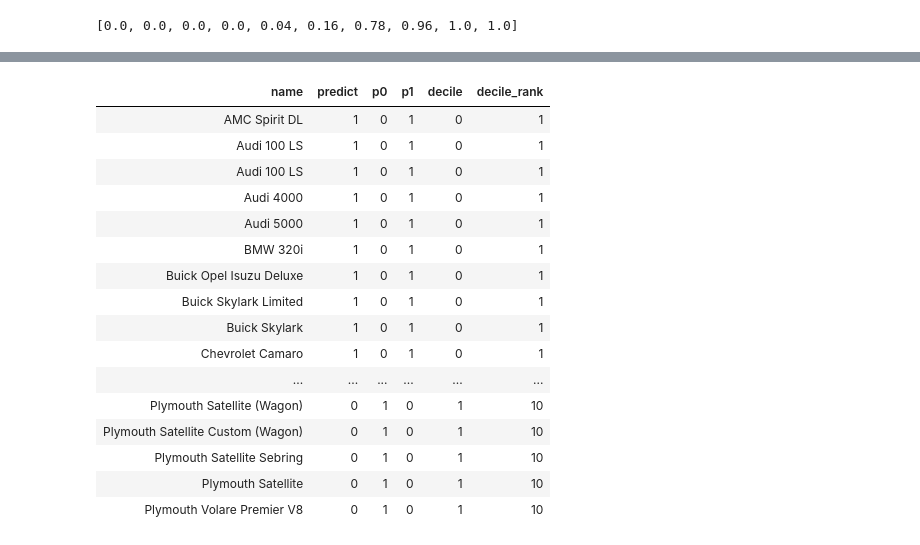
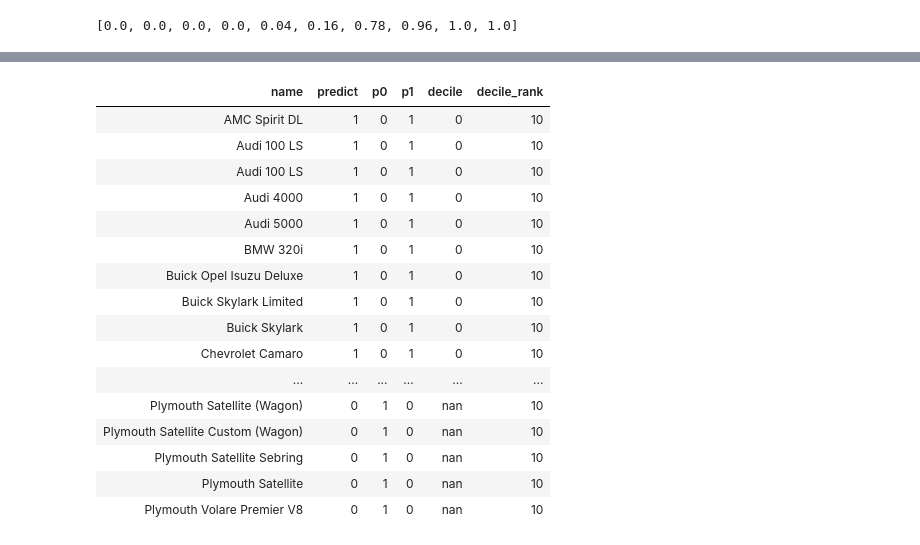
Before and after one commit to shtandon/Issues, a Jupyter notebook: predH2o.ipynb, the cells around one changed output, grey strips where cells are left out. Drawn from its saved outputs; the diff is of its cells as text; code cells hidden in the pictures.

```diff
--- a/predH2o.ipynb
+++ b/predH2o.ipynb
@@ -112,0 +56,5 @@ Maximum Metrics: Maximum metrics at their respective thresholds
+# %%
+model_path = h2o.save_model(model=cars_drf, path="E:\\DataScience", force=True)
+print(model_path)
+saved_model = h2o.load_model(model_path)
+saved_model
@@ -173,3 +208,7 @@ Gains/Lift Table: Avg response rate: 59.80 %, avg score: 60.38 %
 | 3 | 4 | 0.608040 | 0.470 | 1.446287 | 1.630808 | 0.864865 | 0.780811 | ... |
 | 4 | 5 | 0.706030 | 0.045 | 0.042879 | 1.410419 | 0.025641 | 0.188718 | ... |
 | 5 | 6 | 1.000000 | 0.000 | 0.014293 | 1.000000 | 0.008547 | 0.007436 | ... |
+# %%
+
+sa=saved_model.predict(cars1[0:-1])
+sa
@@ -211,6 +263,7 @@ n
 406
 # %%
 import numpy as np
-ca2=ca1.sort(by = 'p0')
+ca2=ca1.sort(by = 'p0' )
 ca2['decile']=np.NaN
-ca2['decile_rank']=np.NaN
+#ca2['decile_rank']=np.NaN
+ca2['p0'].head(407)
@@ -243,13 +314,13 @@ print("x1",x1)
 for i in range(1,11):
 
     x2 = i *(math.floor(num))
-
+    print("x2",x2)
 
     ca2[x1:x2,'decile']=l[i-1]
-    ca2[x1:x2,'decile_rank']=i
+    ca2[x1:x2,'decile_rank']=11-i
     x1= i *(math.floor(num))+1
     print("x1",x1)
-ca2
+ca2[['p0','decile','decile_rank']].head(407)
 # %% [output]
 num 40
 x1 0
@@ -277,20 +359,20 @@ x1 401
 # %%
-ca2.head(400)
+ca2.head(407)
 # %% [output]
 | name | predict | p0 | p1 | decile | decile_rank |
-| AMC Spirit DL | 1 | 0 | 1 | 0 | 1 |
-| Audi 100 LS | 1 | 0 | 1 | 0 | 1 |
-| Audi 100 LS | 1 | 0 | 1 | 0 | 1 |
-| Audi 4000 | 1 | 0 | 1 | 0 | 1 |
-| Audi 5000 | 1 | 0 | 1 | 0 | 1 |
-| BMW 320i | 1 | 0 | 1 | 0 | 1 |
-| Buick Opel Isuzu Deluxe | 1 | 0 | 1 | 0 | 1 |
-| Buick Skylark Limited | 1 | 0 | 1 | 0 | 1 |
-| Buick Skylark | 1 | 0 | 1 | 0 | 1 |
-| Chevrolet Camaro | 1 | 0 | 1 | 0 | 1 |
+| AMC Spirit DL | 1 | 0 | 1 | 0 | 10 |
+| Audi 100 LS | 1 | 0 | 1 | 0 | 10 |
+| Audi 100 LS | 1 | 0 | 1 | 0 | 10 |
+| Audi 4000 | 1 | 0 | 1 | 0 | 10 |
+| Audi 5000 | 1 | 0 | 1 | 0 | 10 |
+| BMW 320i | 1 | 0 | 1 | 0 | 10 |
+| Buick Opel Isuzu Deluxe | 1 | 0 | 1 | 0 | 10 |
+| Buick Skylark Limited | 1 | 0 | 1 | 0 | 10 |
+| Buick Skylark | 1 | 0 | 1 | 0 | 10 |
+| Chevrolet Camaro | 1 | 0 | 1 | 0 | 10 |
 | ... | ... | ... | ... | ... | ... |
-| Plymouth Satellite (Wagon) | 0 | 1 | 0 | 1 | 10 |
-| Plymouth Satellite Custom (Wagon) | 0 | 1 | 0 | 1 | 10 |
-| Plymouth Satellite Sebring | 0 | 1 | 0 | 1 | 10 |
-| Plymouth Satellite | 0 | 1 | 0 | 1 | 10 |
-| Plymouth Volare Premier V8 | 0 | 1 | 0 | 1 | 10 |
+| Plymouth Satellite (Wagon) | 0 | 1 | 0 | nan | 10 |
+| Plymouth Satellite Custom (Wagon) | 0 | 1 | 0 | nan | 10 |
+| Plymouth Satellite Sebring | 0 | 1 | 0 | nan | 10 |
+| Plymouth Satellite | 0 | 1 | 0 | nan | 10 |
+| Plymouth Volare Premier V8 | 0 | 1 | 0 | nan | 10 |
```
Also changed, not shown: parts of 7 cells of this notebook.
